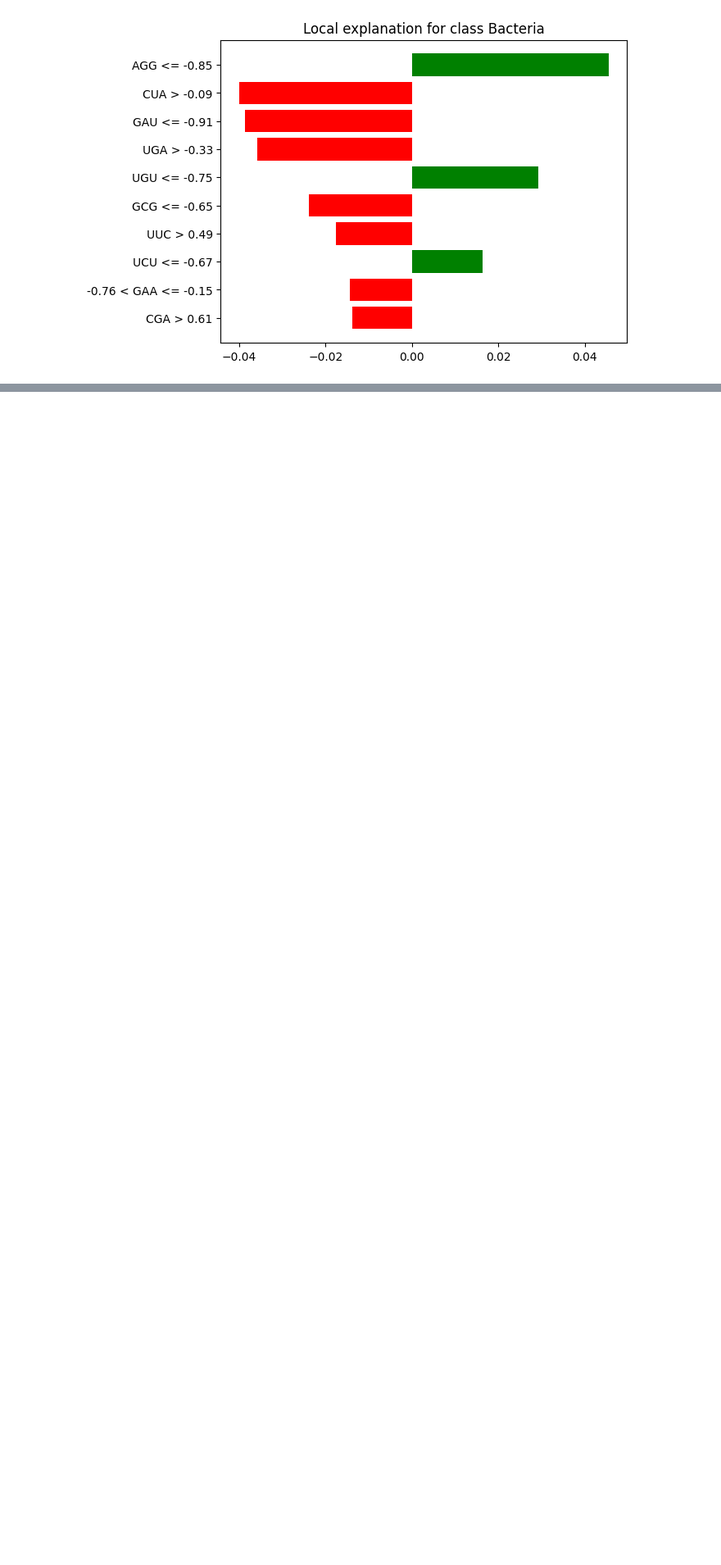
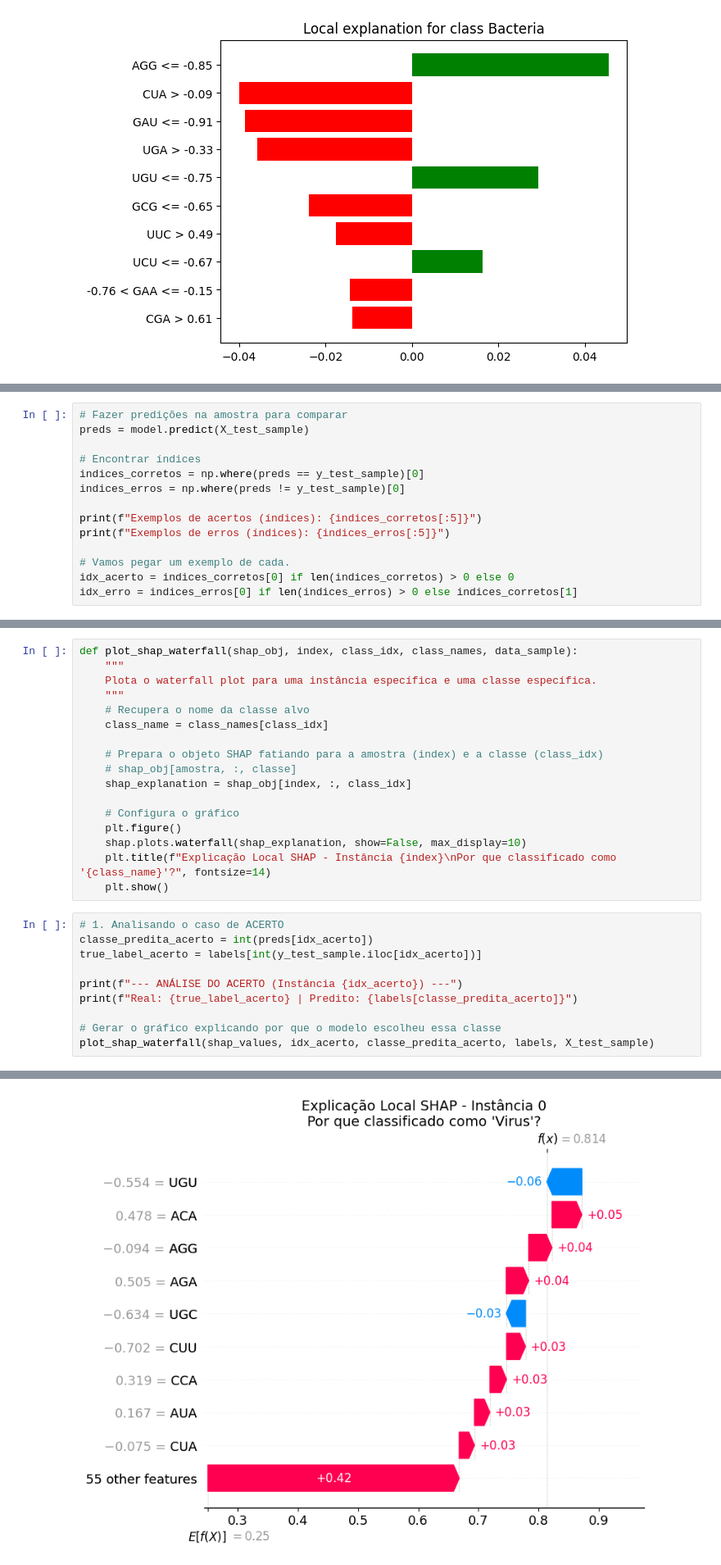
Before and after one commit to JVMergulho/model_interpretability_project, a Jupyter notebook: project1/local_xai.ipynb, the cells around one changed output, grey strips where cells are left out. Shown at 82% size. Drawn from its saved outputs; the diff is of its cells as text; blank space fills up the shorter version.

Commit message:
Add shap

```diff
--- a/project1/local_xai.ipynb
+++ b/project1/local_xai.ipynb
@@ -67,0 +100,14 @@ fig.set_facecolor('white')
+# %%
+# Fazer predições na amostra para comparar
+preds = model.predict(X_test_sample)
+
+# Encontrar índices
+indices_corretos = np.where(preds == y_test_sample)[0]
+indices_erros = np.where(preds != y_test_sample)[0]
+
+print(f"Exemplos de acertos (índices): {indices_corretos[:5]}")
+print(f"Exemplos de erros (índices): {indices_erros[:5]}")
+
+# Vamos pegar um exemplo de cada.
+idx_acerto = indices_corretos[0] if len(indices_corretos) > 0 else 0
+idx_erro = indices_erros[0] if len(indices_erros) > 0 else indices_corretos[1]
@@ -67,0 +117,28 @@ fig.set_facecolor('white')
+# %%
+def plot_shap_waterfall(shap_obj, index, class_idx, class_names, data_sample):
+    """
+    Plota o waterfall plot para uma instância específica e uma classe específica.
+    """
+    # Recupera o nome da classe alvo
+    class_name = class_names[class_idx]
+
+    # Prepara o objeto SHAP fatiando para a amostra (index) e a classe (class_idx)
+    # shap_obj[amostra, :, classe]
+    shap_explanation = shap_obj[index, :, class_idx]
+
+    # Configura o gráfico
+    plt.figure()
+    shap.plots.waterfall(shap_explanation, show=False, max_display=10)
+    plt.title(f"Explicação Local SHAP - Instância {index}\nPor que classificado como '{class_name}'?", fontsize=14)
+    plt.show()
+# %%
+# 1. Analisando o caso de ACERTO
+classe_predita_acerto = int(preds[idx_acerto])
+true_label_acerto = labels[int(y_test_sample.iloc[idx_acerto])]
+
+print(f"--- ANÁLISE DO ACERTO (Instância {idx_acerto}) ---")
+print(f"Real: {true_label_acerto} | Predito: {labels[classe_predita_acerto]}")
+
+# Gerar o gráfico explicando por que o modelo escolheu essa classe
+plot_shap_waterfall(shap_values, idx_acerto, classe_predita_acerto, labels, X_test_sample)
+# %% [output]
@@ -67,0 +147 @@ fig.set_facecolor('white')
+[figure, added]
```
Also changed, not shown: parts of 9 cells of this notebook, 2 other files.
